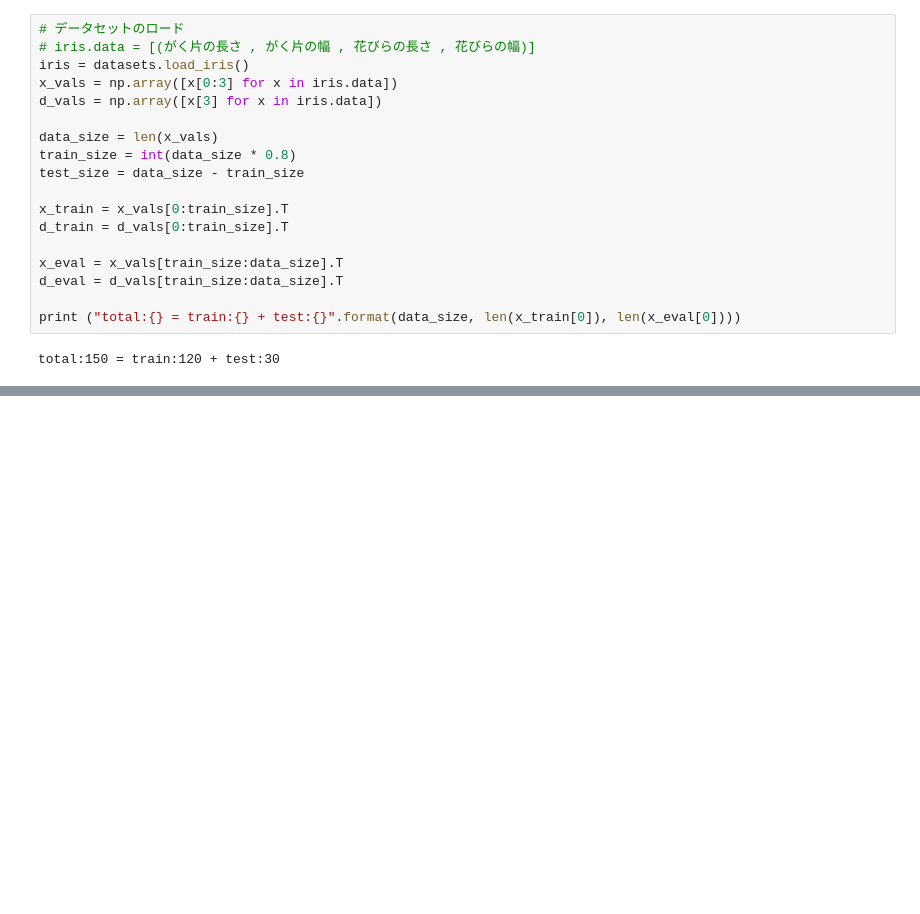
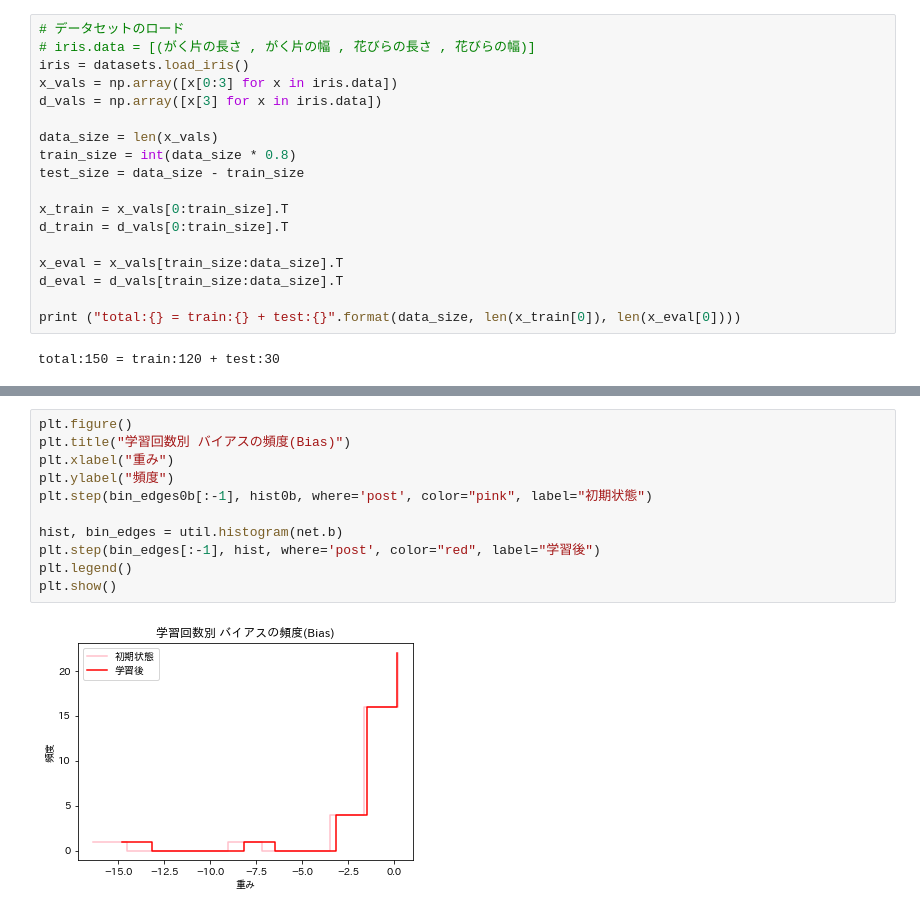
Before and after one commit to kagyuu/ai-chan, a Jupyter notebook: notes/iris.ipynb, the cells around one changed output, grey strips where cells are left out. Cells and saved outputs as stored; diff of their text form; blank space fills up the shorter version.

```diff
--- a/notes/iris.ipynb
+++ b/notes/iris.ipynb
@@ -111,0 +138,13 @@ plt.show()
+# %%
+plt.figure()
+plt.title("学習回数別 バイアスの頻度(Bias)")
+plt.xlabel("重み")
+plt.ylabel("頻度")
+plt.step(bin_edges0b[:-1], hist0b, where='post', color="pink", label="初期状態")
+
+hist, bin_edges = util.histogram(net.b)
+plt.step(bin_edges[:-1], hist, where='post', color="red", label="学習後")
+plt.legend()
+plt.show()
+# %% [output]
+[figure, added]
```
Also changed, not shown: parts of 6 cells of this notebook, 14 other files.
